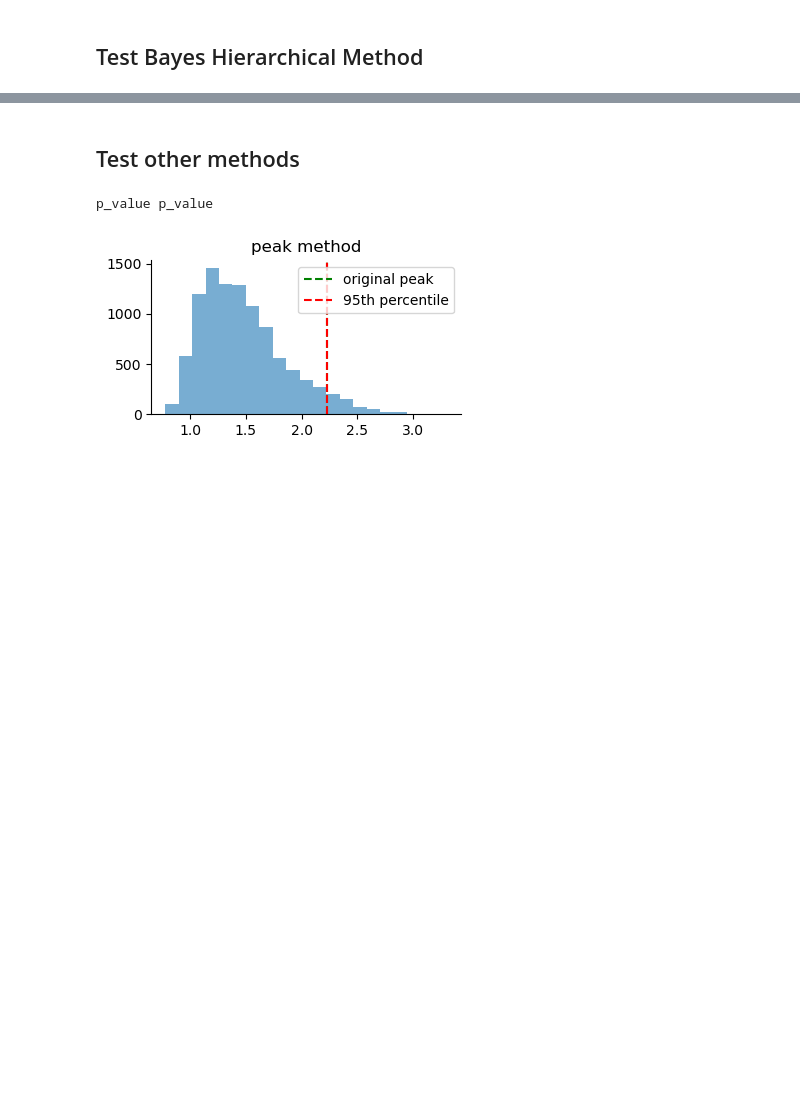
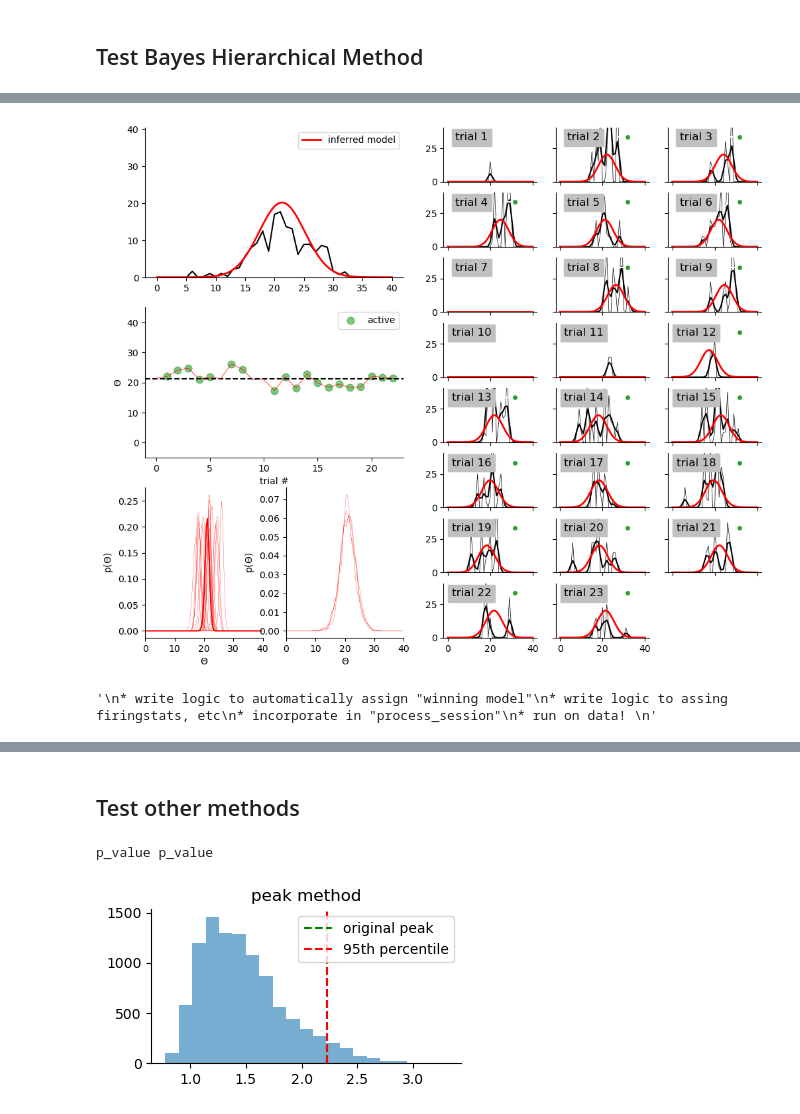
Before and after one commit to woxxel/placefield_detection, a Jupyter notebook: notebooks/test_placefield_detection_methods.ipynb, the cells around one changed output, grey strips where cells are left out. Drawn from its saved outputs; the diff is of its cells as text; code cells hidden in the pictures; blank space fills up the shorter version.

Commit message:
- adjusted placefield detection to new submodule - changed structure of result saving - cleaned up folders

```diff
--- a/notebooks/test_placefield_detection_methods.ipynb
+++ b/notebooks/test_placefield_detection_methods.ipynb
@@ -188,0 +157,10 @@ HBI.set_priors(N_f=n_field)
+# %%
+res = PlaceFieldInferenceResults(n_bin=HBI.n_bin, n_trials=HBI.n_samples, modes=["bayesian"])
+
+n_field = 2
+HBI.set_priors(N_f=n_field)
+res.build_results(HBI.priors)
+
+# print(res.periodic)
+res.store_inference_results(results[n_field],HBI.parameter_names_all, periodic=HBI.periodic, logp=HBI.set_logp_func(vectorized=False))
+res.fields
@@ -188,0 +185,53 @@ HBI.set_priors(N_f=n_field)
+# %%
+from placefield_detection.result_structures import PlaceFieldInferenceResults, build_results, handover_inference_results, extract_inference_results
+# from placefield_detection.HierarchicalBayesModel.NestedSamplingMethods import plot_results
+from placefield_detection.analyze_results import display_results
+
+n_cells = 1
+n = 0
+res = PlaceFieldInferenceResults(n_bin=HBI.n_bin, n_trials=HBI.n_samples)
+
+HBI.set_priors(N_f=0)
+overall_res = build_results(n_cells=n_cells, n_bin=HBI.n_bin, n_trials=HBI.n_samples, modes=["bayesian","threshold"])
+
+N_f = 2
+overall_res["bayesian"]["field_models"]["logz"] = np.zeros((n_cells,) if n_cells>1 else ()+(N_f+1,2))  # n_cells, n_field_models, (logz, logz_err)
+
+n = n if n_cells>1 else None
+for n_field in range(3):
+    HBI.set_priors(N_f=n_field)
+    res.build_results(priors=HBI.priors)
+    res.store_inference_results(results[n_field],HBI.parameter_names_all, periodic=HBI.periodic, logp=HBI.set_logp_func(vectorized=False))
+
+    overall_res["bayesian"]["field_models"][n_field] = res.fields
+    # handover_inference_results(res.fields, overall_res["bayesian"]["field_models"][n_field], idx=n if n_cells>1 else None)
+
+    # hand over logz to joint results for easier comparison
+    overall_res["bayesian"]["field_models"]["logz"][n_field,:] = overall_res["bayesian"]["field_models"][n_field]["logz"]#[n,:]
+
+for key in ["firing_rate","map_rates","map_trial_rates"]:
+    overall_res["firingstats"][key][n,...] = activity[key]
+
+## set "winning model"
+res.build_results(priors=HBI.priors)
+
+overall_res["bayesian"]["fields"] = res.fields
+overall_res["bayesian"]["fields"] = handover_inference_results(overall_res["bayesian"]["field_models"][1], overall_res["bayesian"]["fields"], idx=n if n_cells>1 else None)
+
+# overall_res["bayesian"]["field_models"][1]
+# plot_results(HBI, results[n_field], mode="dynesty")
+
+# single_res = extract_inference_results(overall_res,1)
+# single_res["bayesian"]["field_models"][1]
+display_results(overall_res,n)
+
+
+"""
+* write logic to automatically assign "winning model"
+* write logic to assing firingstats, etc
+* incorporate in "process_session"
+* run on data!
+"""
+# %% [output]
+[figure, added]
+'\n* write logic to automatically assign "winning model"\n* write logic to assing firingstats, etc\n* incorporate in "process_session"\n* run on data! \n'
```
Also changed, not shown: parts of 33 cells of this notebook, 12 other files.
